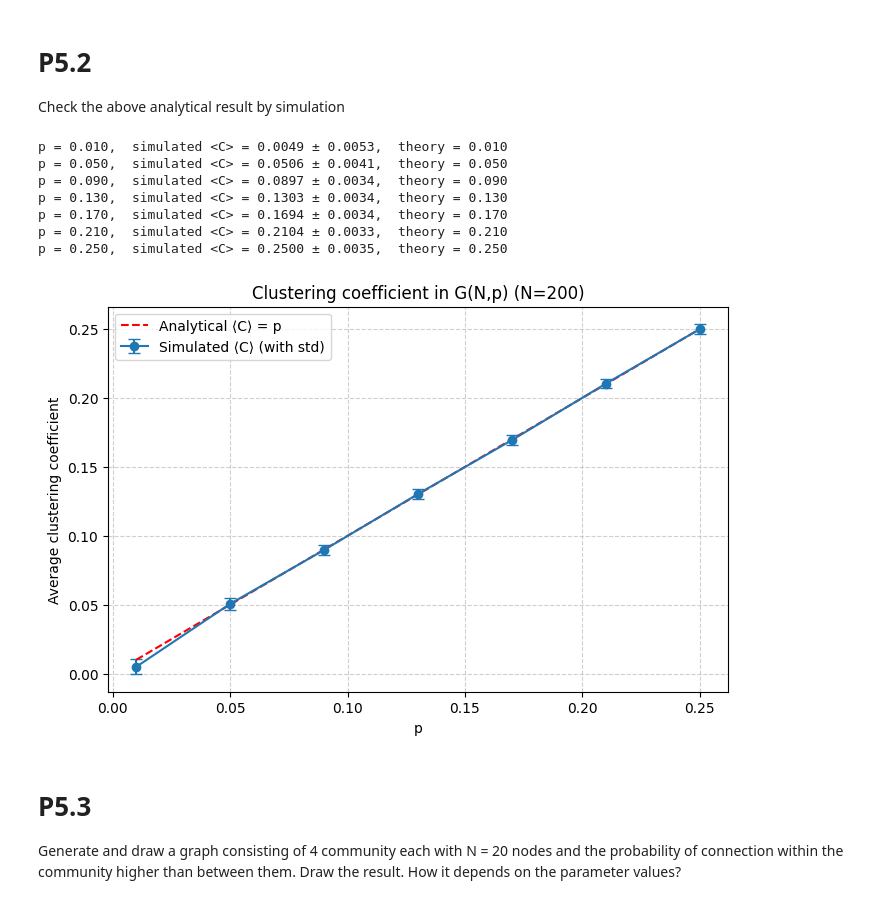
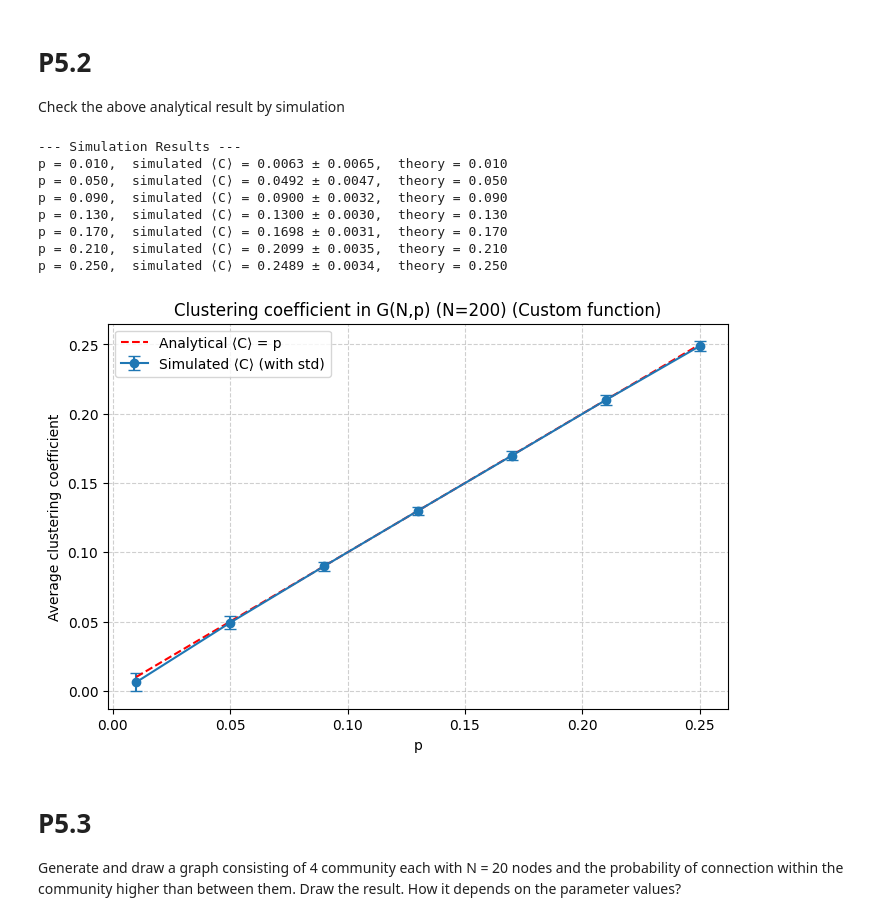
Before and after one commit to OganKuba/Social-Recomndation-Systems-Tasks, a Jupyter notebook: P5/P5.ipynb, the cells around one changed output. Saved outputs shown, nothing was run; the diff lists cells and outputs as text; code cells hidden in the pictures.

```diff
--- a/P5/P5.ipynb
+++ b/P5/P5.ipynb
@@ -331,52 +257,92 @@ N, which matches the theoretical limit where Poisson emerges from Binomial. Over
 # %%
 import numpy as np
 import matplotlib.pyplot as plt
 import networkx as nx
 
+
+def calculate_average_clustering(g):
+    total_score = 0.0
+    all_nodes = list(g.nodes())
+
+    if not all_nodes:
+        return 0.0
+
+    for current_node in all_nodes:
+        node_neighbors = list(g.neighbors(current_node))
+        k = len(node_neighbors)
+
+        node_score = 0.0
+
+        if k >= 2:
+            existing_triangles = 0
+
+            neighbor_subgraph = g.subgraph(node_neighbors)
+
+            for u in node_neighbors:
+                for v in node_neighbors:
+                    if u < v and neighbor_subgraph.has_edge(u, v):
+                        existing_triangles += 1
+
+            max_possible_triangles = (k * (k - 1)) / 2
+
+            if max_possible_triangles > 0:
+                node_score = existing_triangles / max_possible_triangles
+
+        total_score += node_score
+
+    return total_score / len(all_nodes)
+
+
 def simulate_clustering(N, p, n_runs=100):
-    Cs = []
+    Clustering_Coefficients = []
 
     for _ in range(n_runs):
         G = nx.erdos_renyi_graph(N, p)
-        C = nx.average_clustering(G)
-        Cs.append(C)
+        C = calculate_average_clustering(G)
+        Clustering_Coefficients.append(C)
 
-    return np.array(Cs)
+    return np.array(Clustering_Coefficients)
+
 
 N = 200
 p_values = np.linspace(0.01, 0.25, 7)
 n_runs = 80
 
-results_mean = []
-results_std = []
+mean_results = []
+std_results = []
 
+print("--- Simulation Results ---")
 for p in p_values:
     Cs = simulate_clustering(N, p, n_runs)
-    results_mean.append(Cs.mean())
-    results_std.append(Cs.std())
-    print(f"p = {p:.3f},  simulated <C> = {Cs.mean():.4f} ± {Cs.std():.4f},  theory = {p:.3f}")
+    mean = Cs.mean()
+    std = Cs.std()
 
-plt.figure(figsize=(8,5))
-plt.errorbar(p_values, results_mean, yerr=results_std, fmt="o-", capsize=4,
+    mean_results.append(mean)
+    std_results.append(std)
+    print(f"p = {p:.3f},  simulated ⟨C⟩ = {mean:.4f} ± {std:.4f},  theory = {p:.3f}")
+
+plt.figure(figsize=(8, 5))
+plt.errorbar(p_values, mean_results, yerr=std_results, fmt="o-", capsize=4,
              label="Simulated ⟨C⟩ (with std)")
 
 plt.plot(p_values, p_values, "r--", label="Analytical ⟨C⟩ = p")
 
 plt.xlabel("p")
 plt.ylabel("Average clustering coefficient")
-plt.title(f"Clustering coefficient in G(N,p) (N={N})")
+plt.title(f"Clustering coefficient in G(N,p) (N={N}) (Custom function)")
 plt.legend()
 plt.grid(True, linestyle="--", alpha=0.6)
 plt.show()
 # %% [output]
-p = 0.010,  simulated <C> = 0.0049 ± 0.0053,  theory = 0.010
-p = 0.050,  simulated <C> = 0.0506 ± 0.0041,  theory = 0.050
-p = 0.090,  simulated <C> = 0.0897 ± 0.0034,  theory = 0.090
-p = 0.130,  simulated <C> = 0.1303 ± 0.0034,  theory = 0.130
-p = 0.170,  simulated <C> = 0.1694 ± 0.0034,  theory = 0.170
-p = 0.210,  simulated <C> = 0.2104 ± 0.0033,  theory = 0.210
-p = 0.250,  simulated <C> = 0.2500 ± 0.0035,  theory = 0.250
+--- Simulation Results ---
+p = 0.010,  simulated ⟨C⟩ = 0.0063 ± 0.0065,  theory = 0.010
+p = 0.050,  simulated ⟨C⟩ = 0.0492 ± 0.0047,  theory = 0.050
+p = 0.090,  simulated ⟨C⟩ = 0.0900 ± 0.0032,  theory = 0.090
+p = 0.130,  simulated ⟨C⟩ = 0.1300 ± 0.0030,  theory = 0.130
+p = 0.170,  simulated ⟨C⟩ = 0.1698 ± 0.0031,  theory = 0.170
+p = 0.210,  simulated ⟨C⟩ = 0.2099 ± 0.0035,  theory = 0.210
+p = 0.250,  simulated ⟨C⟩ = 0.2489 ± 0.0034,  theory = 0.250
-[figure, old version]
+[figure, new version]
 # %% [markdown]
 # P5.3
  Generate and draw a graph consisting of 4 community each with
```
Also changed, not shown: parts of 6 cells of this notebook, 5 other files.
